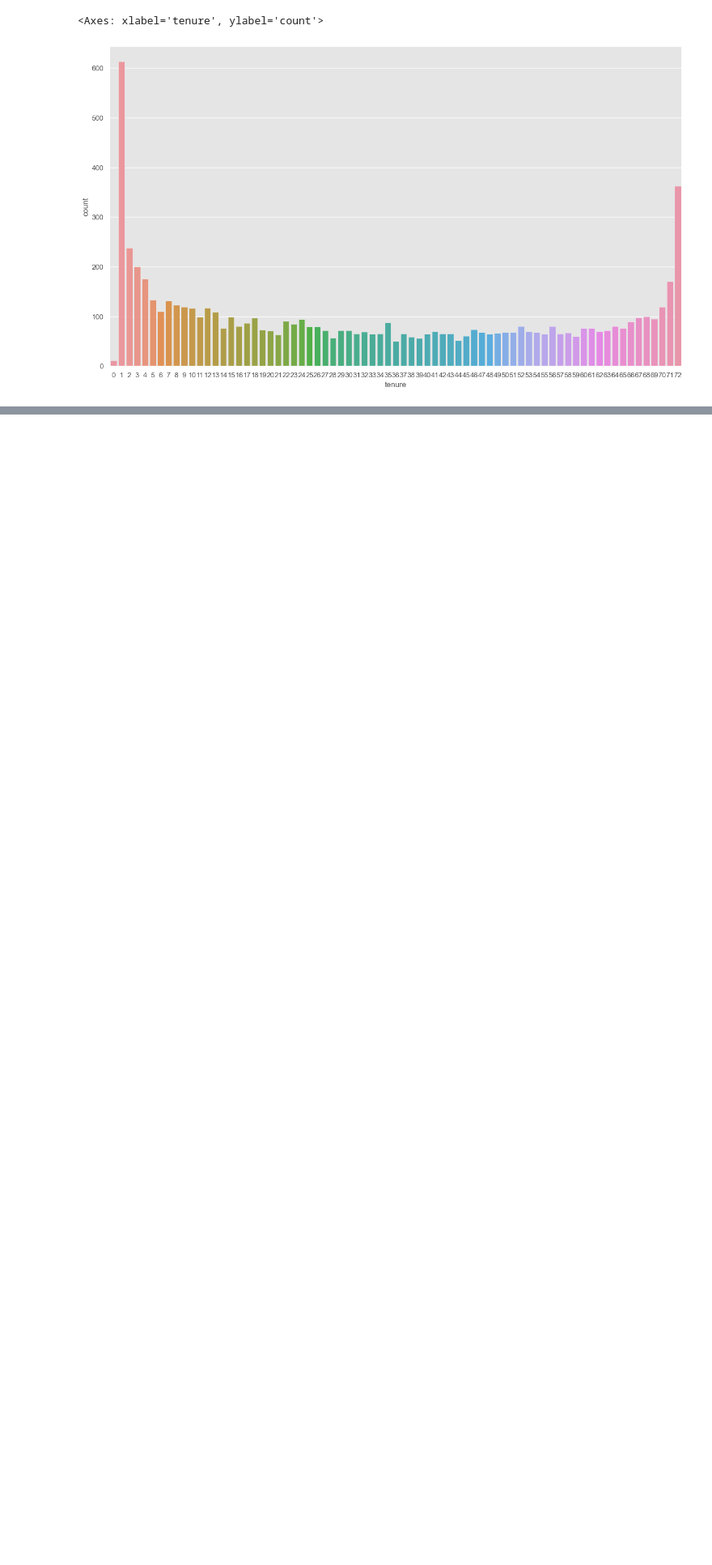
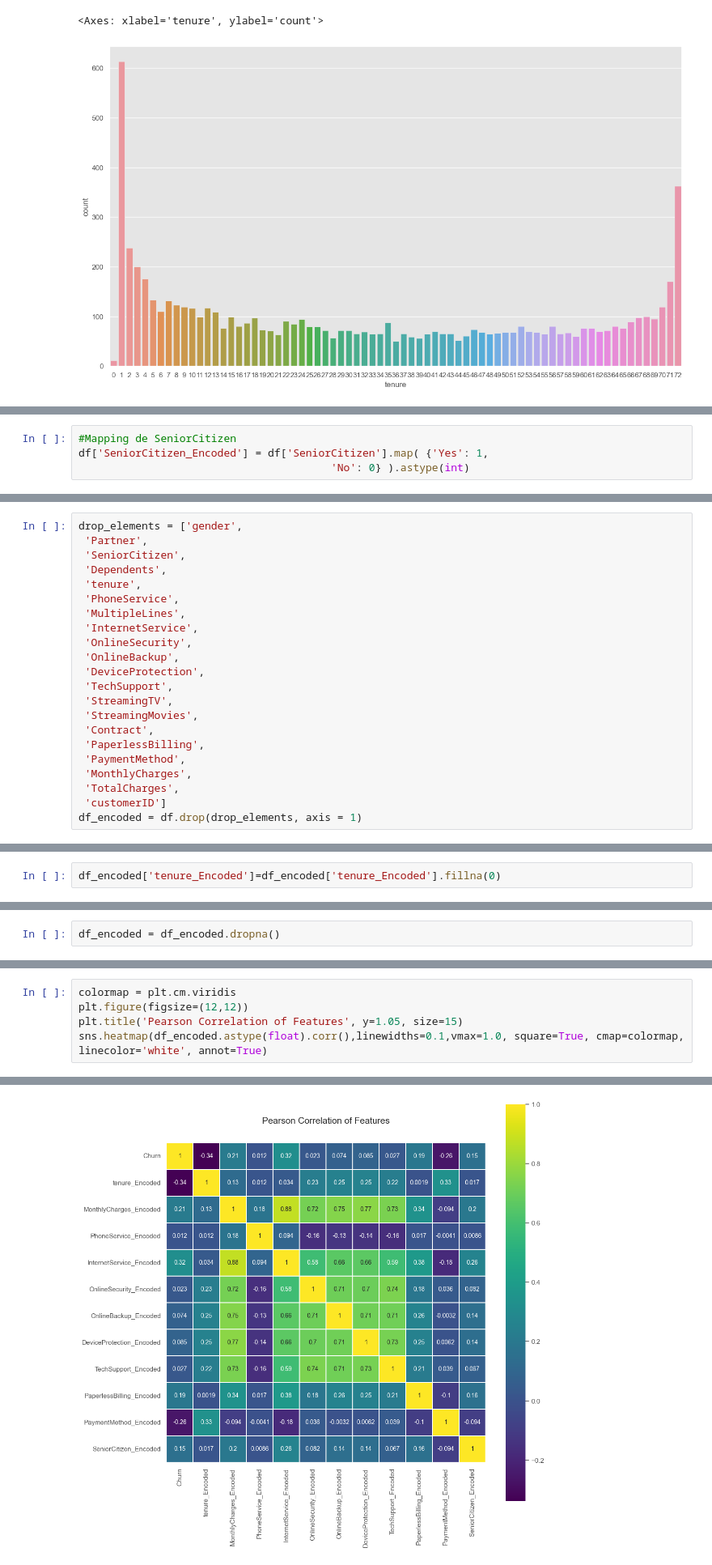
Before and after one commit to jdiegodmeza/ProyectoAnalisisPython, a Jupyter notebook: Trabajo Final_Juan Diego Diaz.ipynb, the cells around one changed output, grey strips where cells are left out. Shown at 81% size. Drawn from its saved outputs; the diff is of its cells as text; blank space fills up the shorter version.

```diff
--- a/Trabajo Final_Juan Diego Diaz.ipynb
+++ b/Trabajo Final_Juan Diego Diaz.ipynb
@@ -543,0 +746,4 @@ sns.boxplot(x="Contract",y="tenure", hue="Churn", data=df)
+# %%
+#Mapping de SeniorCitizen
+df['SeniorCitizen_Encoded'] = df['SeniorCitizen'].map( {'Yes': 1,
+                                        'No': 0} ).astype(int)
@@ -543,0 +780,22 @@ sns.boxplot(x="Contract",y="tenure", hue="Churn", data=df)
+# %%
+drop_elements = ['gender',
+ 'Partner',
+ 'SeniorCitizen',
+ 'Dependents',
+ 'tenure',
+ 'PhoneService',
+ 'MultipleLines',
+ 'InternetService',
+ 'OnlineSecurity',
+ 'OnlineBackup',
+ 'DeviceProtection',
+ 'TechSupport',
+ 'StreamingTV',
+ 'StreamingMovies',
+ 'Contract',
+ 'PaperlessBilling',
+ 'PaymentMethod',
+ 'MonthlyCharges',
+ 'TotalCharges',
+ 'customerID']
+df_encoded = df.drop(drop_elements, axis = 1)
@@ -543,0 +832,2 @@ sns.boxplot(x="Contract",y="tenure", hue="Churn", data=df)
+# %%
+df_encoded['tenure_Encoded']=df_encoded['tenure_Encoded'].fillna(0)
@@ -543,0 +850,2 @@ sns.boxplot(x="Contract",y="tenure", hue="Churn", data=df)
+# %%
+df_encoded = df_encoded.dropna()
@@ -543,0 +864,6 @@ sns.boxplot(x="Contract",y="tenure", hue="Churn", data=df)
+# %%
+colormap = plt.cm.viridis
+plt.figure(figsize=(12,12))
+plt.title('Pearson Correlation of Features', y=1.05, size=15)
+sns.heatmap(df_encoded.astype(float).corr(),linewidths=0.1,vmax=1.0, square=True, cmap=colormap, linecolor='white', annot=True)
+# %% [output]
@@ -543,0 +871 @@ sns.boxplot(x="Contract",y="tenure", hue="Churn", data=df)
+[figure, added]
```
Also changed, not shown: parts of 139 cells of this notebook, 4 other files.
